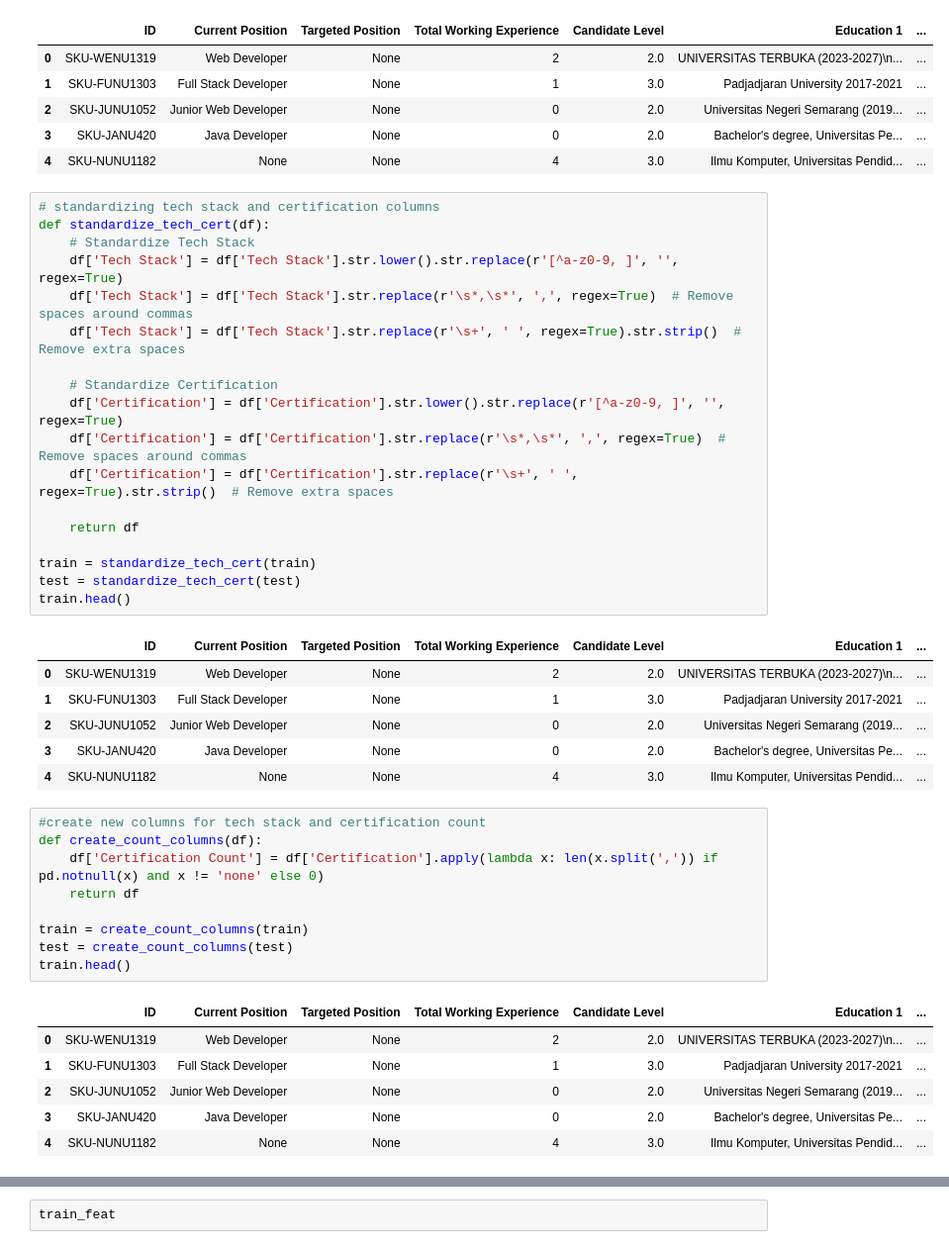
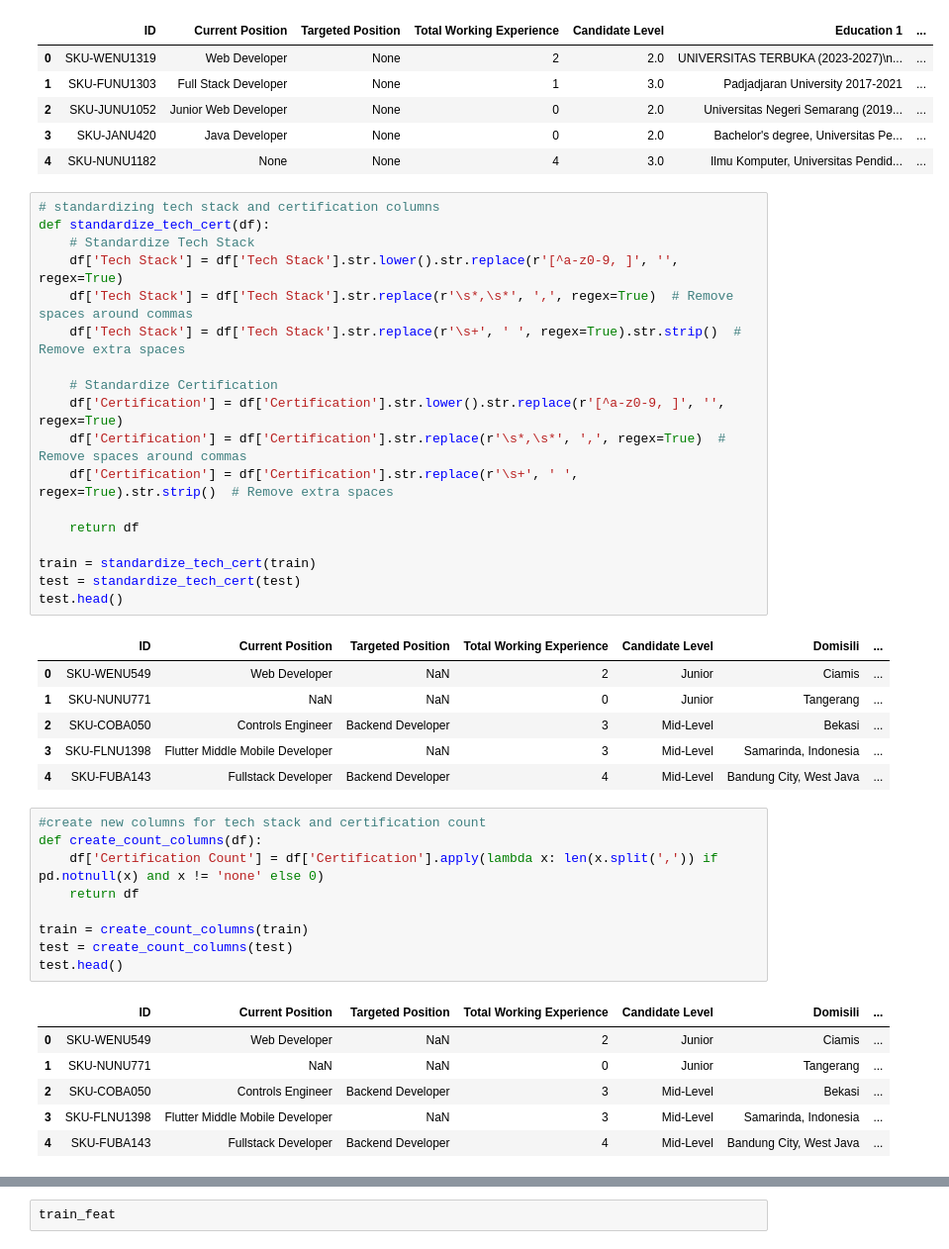
Before and after one commit to aufafaza/IFEST_DATA, a Jupyter notebook: main.ipynb, the cells around one changed output, grey strips where cells are left out. Shown at 99% size. Saved outputs shown, nothing was run; the diff lists cells and outputs as text.

```diff
--- a/main.ipynb
+++ b/main.ipynb
@@ -192,28 +192,28 @@ train.head()
 # %%
 # standardizing tech stack and certification columns
 def standardize_tech_cert(df):
     # Standardize Tech Stack
     df['Tech Stack'] = df['Tech Stack'].str.lower().str.replace(r'[^a-z0-9, ]', '', regex=True)
     df['Tech Stack'] = df['Tech Stack'].str.replace(r'\s*,\s*', ',', regex=True)  # Remove spaces around commas
     df['Tech Stack'] = df['Tech Stack'].str.replace(r'\s+', ' ', regex=True).str.strip()  # Remove extra spaces
 
     # Standardize Certification
     df['Certification'] = df['Certification'].str.lower().str.replace(r'[^a-z0-9, ]', '', regex=True)
     df['Certification'] = df['Certification'].str.replace(r'\s*,\s*', ',', regex=True)  # Remove spaces around commas
     df['Certification'] = df['Certification'].str.replace(r'\s+', ' ', regex=True).str.strip()  # Remove extra spaces
 
     return df
 
 train = standardize_tech_cert(train)
 test = standardize_tech_cert(test)
-train.head()
+test.head()
 # %% [output]
-|  | ID | Current Position | Targeted Position | Total Working Experience | Candidate Level | Education 1 | ... |
-| 0 | SKU-WENU1319 | Web Developer | None | 2 | 2.0 | UNIVERSITAS TERBUKA (2023-2027)\n... | ... |
-| 1 | SKU-FUNU1303 | Full Stack Developer | None | 1 | 3.0 | Padjadjaran University 2017-2021 | ... |
-| 2 | SKU-JUNU1052 | Junior Web Developer | None | 0 | 2.0 | Universitas Negeri Semarang (2019... | ... |
-| 3 | SKU-JANU420 | Java Developer | None | 0 | 2.0 | Bachelor's degree, Universitas Pe... | ... |
-| 4 | SKU-NUNU1182 | None | None | 4 | 3.0 | Ilmu Komputer, Universitas Pendid... | ... |
+|  | ID | Current Position | Targeted Position | Total Working Experience | Candidate Level | Domisili | ... |
+| 0 | SKU-WENU549 | Web Developer | NaN | 2 | Junior | Ciamis | ... |
+| 1 | SKU-NUNU771 | NaN | NaN | 0 | Junior | Tangerang | ... |
+| 2 | SKU-COBA050 | Controls Engineer | Backend Developer | 3 | Mid-Level | Bekasi | ... |
+| 3 | SKU-FLNU1398 | Flutter Middle Mobile Developer | NaN | 3 | Mid-Level | Samarinda, Indonesia | ... |
+| 4 | SKU-FUBA143 | Fullstack Developer | Backend Developer | 4 | Mid-Level | Bandung City, West Java | ... |
 # %%
 #create new columns for tech stack and certification count
 def create_count_columns(df):
@@ -222,14 +222,14 @@ def create_count_columns(df):
 
 train = create_count_columns(train)
 test = create_count_columns(test)
-train.head()
+test.head()
 # %% [output]
-|  | ID | Current Position | Targeted Position | Total Working Experience | Candidate Level | Education 1 | ... |
-| 0 | SKU-WENU1319 | Web Developer | None | 2 | 2.0 | UNIVERSITAS TERBUKA (2023-2027)\n... | ... |
-| 1 | SKU-FUNU1303 | Full Stack Developer | None | 1 | 3.0 | Padjadjaran University 2017-2021 | ... |
-| 2 | SKU-JUNU1052 | Junior Web Developer | None | 0 | 2.0 | Universitas Negeri Semarang (2019... | ... |
-| 3 | SKU-JANU420 | Java Developer | None | 0 | 2.0 | Bachelor's degree, Universitas Pe... | ... |
-| 4 | SKU-NUNU1182 | None | None | 4 | 3.0 | Ilmu Komputer, Universitas Pendid... | ... |
+|  | ID | Current Position | Targeted Position | Total Working Experience | Candidate Level | Domisili | ... |
+| 0 | SKU-WENU549 | Web Developer | NaN | 2 | Junior | Ciamis | ... |
+| 1 | SKU-NUNU771 | NaN | NaN | 0 | Junior | Tangerang | ... |
+| 2 | SKU-COBA050 | Controls Engineer | Backend Developer | 3 | Mid-Level | Bekasi | ... |
+| 3 | SKU-FLNU1398 | Flutter Middle Mobile Developer | NaN | 3 | Mid-Level | Samarinda, Indonesia | ... |
+| 4 | SKU-FUBA143 | Fullstack Developer | Backend Developer | 4 | Mid-Level | Bandung City, West Java | ... |
 # %%
 # show entire train dataset
 # feat_train = train["ID", "Current Position", "Total Working Experience", "Candidate Level", "Tech Stack", "Certification", "Certification Count", "Estimate Bottom"]
```
Also changed, not shown: parts of 20 cells of this notebook, 9 other files.
